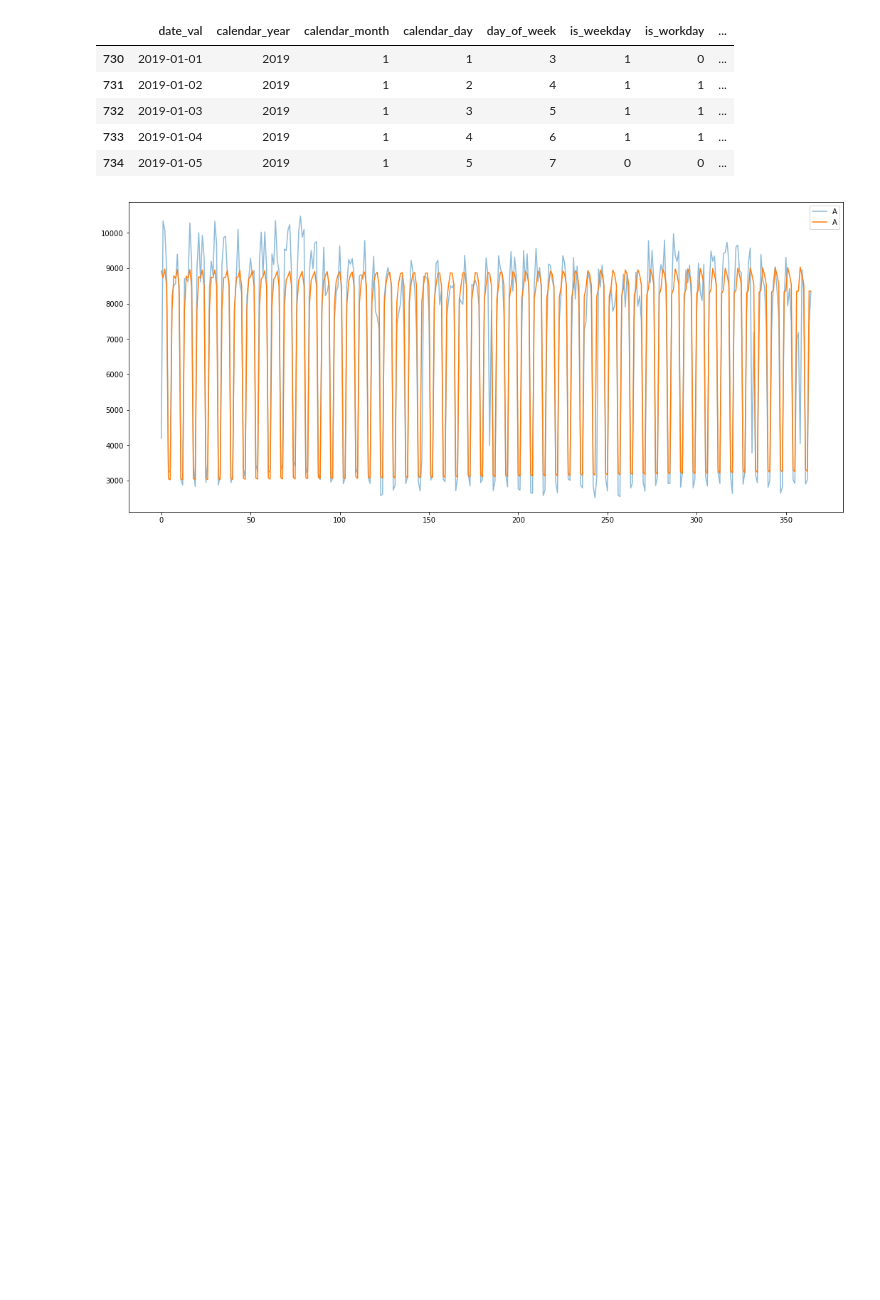
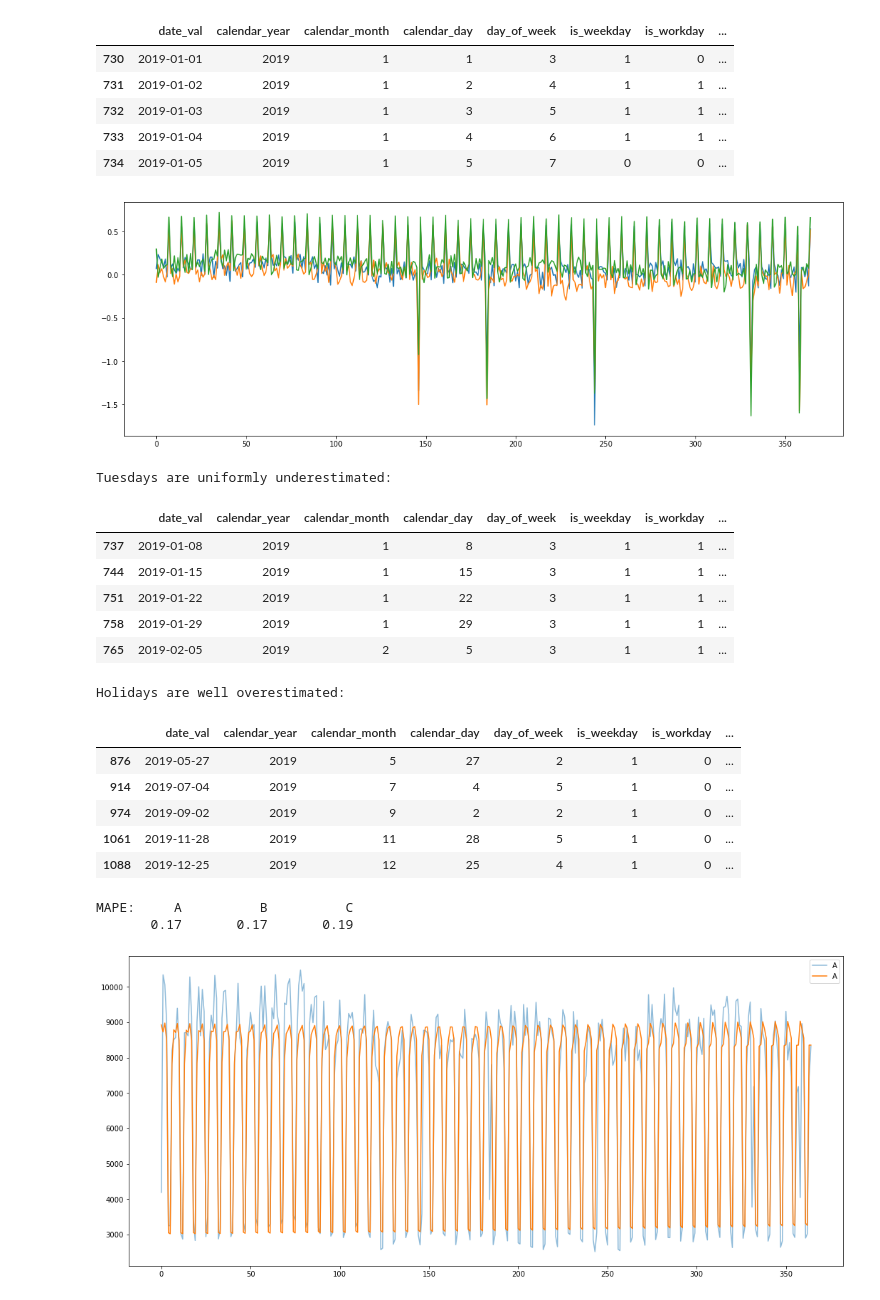
Before and after one commit to reasonablists/CoverMyMeds, a Jupyter notebook: with_sarima.ipynb, the cells around one changed output. Saved outputs shown, nothing was run; the diff lists cells and outputs as text; code cells hidden in the pictures; blank space fills up the shorter version.

Commit message:
added naive seasonal forecasting for benchmarking purposes

```diff
--- a/with_sarima.ipynb
+++ b/with_sarima.ipynb
@@ -67,3 +61,58 @@ def seas_naive(day, period=7):
+# %%
+# naive sesonal method for benchmarking
+def naive_seas(steps, period=7):
+    index_base = df_train.index[-1] + 1 - period
+    indices = index_base + np.arange(0, steps, dtype=int)%period
+    return df_train.iloc[indices]
+
+naive2019 = naive_seas(len(df_test))
+
+testA = df_test.volume_A.values
+naiveA = naive2019.volume_A.values
+mpeA = (testA - naiveA) / testA
+
+testB = df_test.volume_B.values
+naiveB = naive2019.volume_B.values
+mpeB = (testB - naiveB) / testB
+
+testC = df_test.volume_C.values
+naiveC = naive2019.volume_C.values
+mpeC = (testC - naiveC) / testC
+
+
+plt.figure(figsize=(18, 6))
+plt.plot(mpeA, label='A')
+plt.plot(mpeB, label='B')
+plt.plot(mpeC, label='C')
+plt.show()
+
+print("Tuesdays are uniformly underestimated:")
+display(df_test[mpe>0.5].head())
+
+print("Holidays are well overestimated:")
+display(df_test[mpe<-0.5].head())
+# %% [output]
+[figure, added]
+Tuesdays are uniformly underestimated:
+|  | date_val | calendar_year | calendar_month | calendar_day | day_of_week | is_weekday | is_workday | ... |
+| 737 | 2019-01-08 | 2019 | 1 | 8 | 3 | 1 | 1 | ... |
+| 744 | 2019-01-15 | 2019 | 1 | 15 | 3 | 1 | 1 | ... |
+| 751 | 2019-01-22 | 2019 | 1 | 22 | 3 | 1 | 1 | ... |
+| 758 | 2019-01-29 | 2019 | 1 | 29 | 3 | 1 | 1 | ... |
+| 765 | 2019-02-05 | 2019 | 2 | 5 | 3 | 1 | 1 | ... |
+Holidays are well overestimated:
+|  | date_val | calendar_year | calendar_month | calendar_day | day_of_week | is_weekday | is_workday | ... |
+| 876 | 2019-05-27 | 2019 | 5 | 27 | 2 | 1 | 0 | ... |
+| 914 | 2019-07-04 | 2019 | 7 | 4 | 5 | 1 | 0 | ... |
+| 974 | 2019-09-02 | 2019 | 9 | 2 | 2 | 1 | 0 | ... |
+| 1061 | 2019-11-28 | 2019 | 11 | 28 | 5 | 1 | 0 | ... |
+| 1088 | 2019-12-25 | 2019 | 12 | 25 | 4 | 1 | 0 | ... |
+# %%
+print('MAPE:     A          B          C')
+print(fr"{np.abs(mpeA).mean():11.2f} {np.abs(mpeB).mean():10.2f} {np.abs(mpeC).mean():10.2f}")
+# %% [output]
+MAPE:     A          B          C
+       0.17       0.17       0.19
 # %%
 from statsmodels.tsa.statespace.sarimax import SARIMAX
 
```
Also changed, not shown: parts of 1 cell of this notebook.
